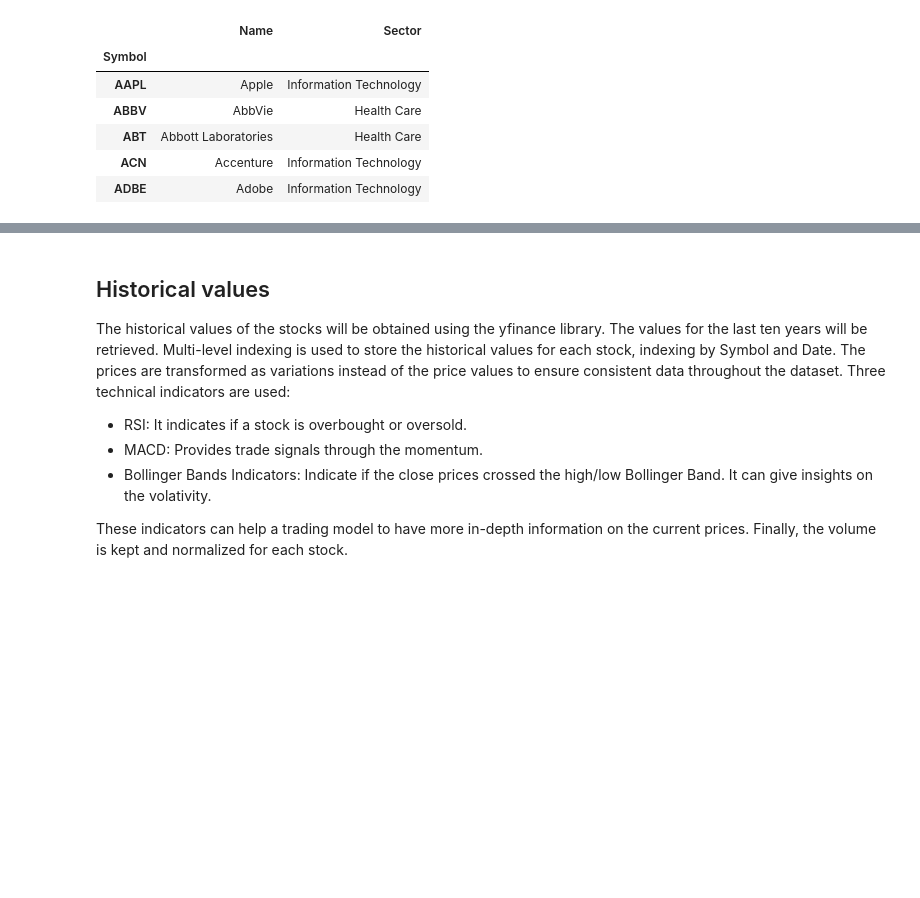
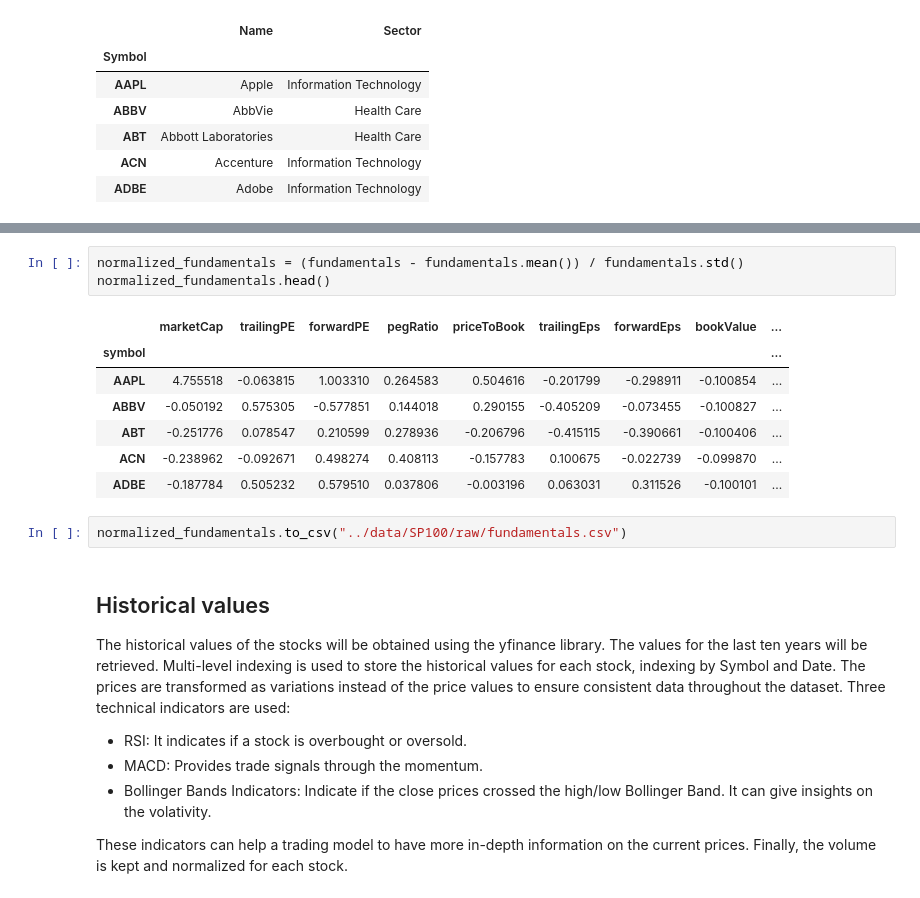
Before and after one commit to timothewt/SP100AnalysisWithGNNs, a Jupyter notebook: notebooks/1-data_collection_and_preprocessing.ipynb, the cells around one changed output, grey strips where cells are left out. Drawn from its saved outputs; the diff is of its cells as text; blank space fills up the shorter version.

```diff
--- a/notebooks/1-data_collection_and_preprocessing.ipynb
+++ b/notebooks/1-data_collection_and_preprocessing.ipynb
@@ -45,3 +54,16 @@ stocks.to_csv("../data/SP100/raw/stocks.csv")
+# %%
+normalized_fundamentals = (fundamentals - fundamentals.mean()) / fundamentals.std()
+normalized_fundamentals.head()
+# %% [output]
+|  | marketCap | trailingPE | forwardPE | pegRatio | priceToBook | trailingEps | forwardEps | bookValue | ... |
+| symbol |  |  |  |  |  |  |  |  | ... |
+| AAPL | 4.755518 | -0.063815 | 1.003310 | 0.264583 | 0.504616 | -0.201799 | -0.298911 | -0.100854 | ... |
+| ABBV | -0.050192 | 0.575305 | -0.577851 | 0.144018 | 0.290155 | -0.405209 | -0.073455 | -0.100827 | ... |
+| ABT | -0.251776 | 0.078547 | 0.210599 | 0.278936 | -0.206796 | -0.415115 | -0.390661 | -0.100406 | ... |
+| ACN | -0.238962 | -0.092671 | 0.498274 | 0.408113 | -0.157783 | 0.100675 | -0.022739 | -0.099870 | ... |
+| ADBE | -0.187784 | 0.505232 | 0.579510 | 0.037806 | -0.003196 | 0.063031 | 0.311526 | -0.100101 | ... |
+# %%
+normalized_fundamentals.to_csv("../data/SP100/raw/fundamentals.csv")
 # %% [markdown]
 ## Historical values
 The historical values of the stocks will be obtained using the yfinance library. The values for the last ten years will be retrieved. Multi-level indexing is used to store the historical values for each stock, indexing by Symbol and Date.
```
Also changed, not shown: parts of 8 cells of this notebook, 1 other file.
